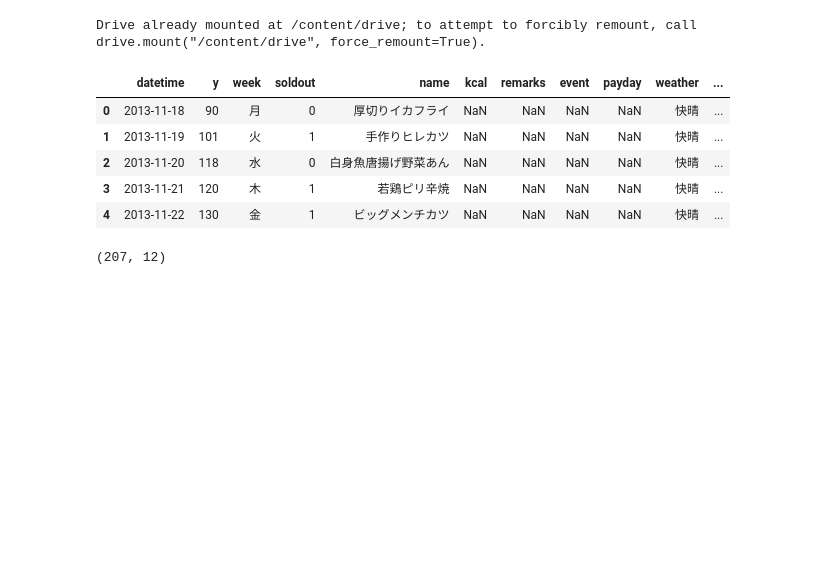
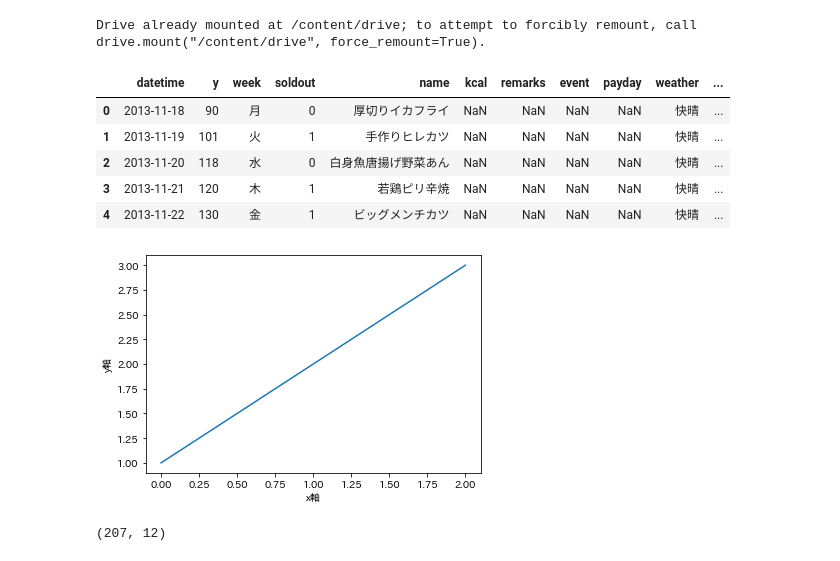
Before and after one commit to umanari145/python_ai, a Jupyter notebook: zerokara_data.ipynb, the cells around one changed output. Saved outputs shown, nothing was run; the diff lists cells and outputs as text; code cells hidden in the pictures; blank space fills up the shorter version.

```diff
--- a/zerokara_data.ipynb
+++ b/zerokara_data.ipynb
@@ -22,6 +44,15 @@ Drive already mounted at /content/drive; to attempt to forcibly remount, call dr
 | 2 | 2013-11-20 | 118 | 水 | 0 | 白身魚唐揚げ野菜あん | NaN | NaN | NaN | NaN | 快晴 | ... |
 | 3 | 2013-11-21 | 120 | 木 | 1 | 若鶏ピリ辛焼 | NaN | NaN | NaN | NaN | 快晴 | ... |
 | 4 | 2013-11-22 | 130 | 金 | 1 | ビッグメンチカツ | NaN | NaN | NaN | NaN | 快晴 | ... |
+# %%
+#フォント設定
+
+plt.plot([1, 2, 3])
+plt.xlabel('x軸')
+plt.ylabel('y軸')
+plt.show()
+# %% [output]
+[figure, added]
 # %%
 # 行数と列数を取得
 train.shape
```
Also changed, not shown: parts of 20 cells of this notebook.
